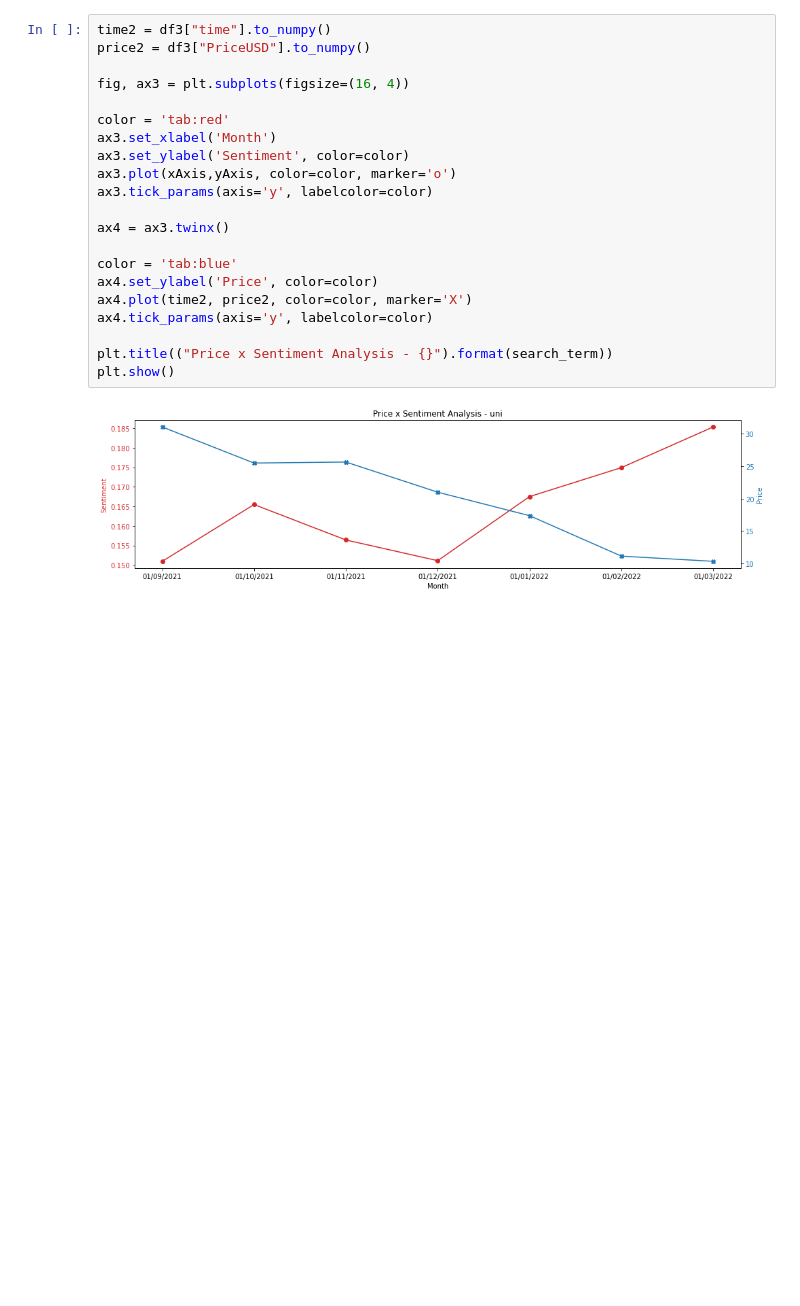
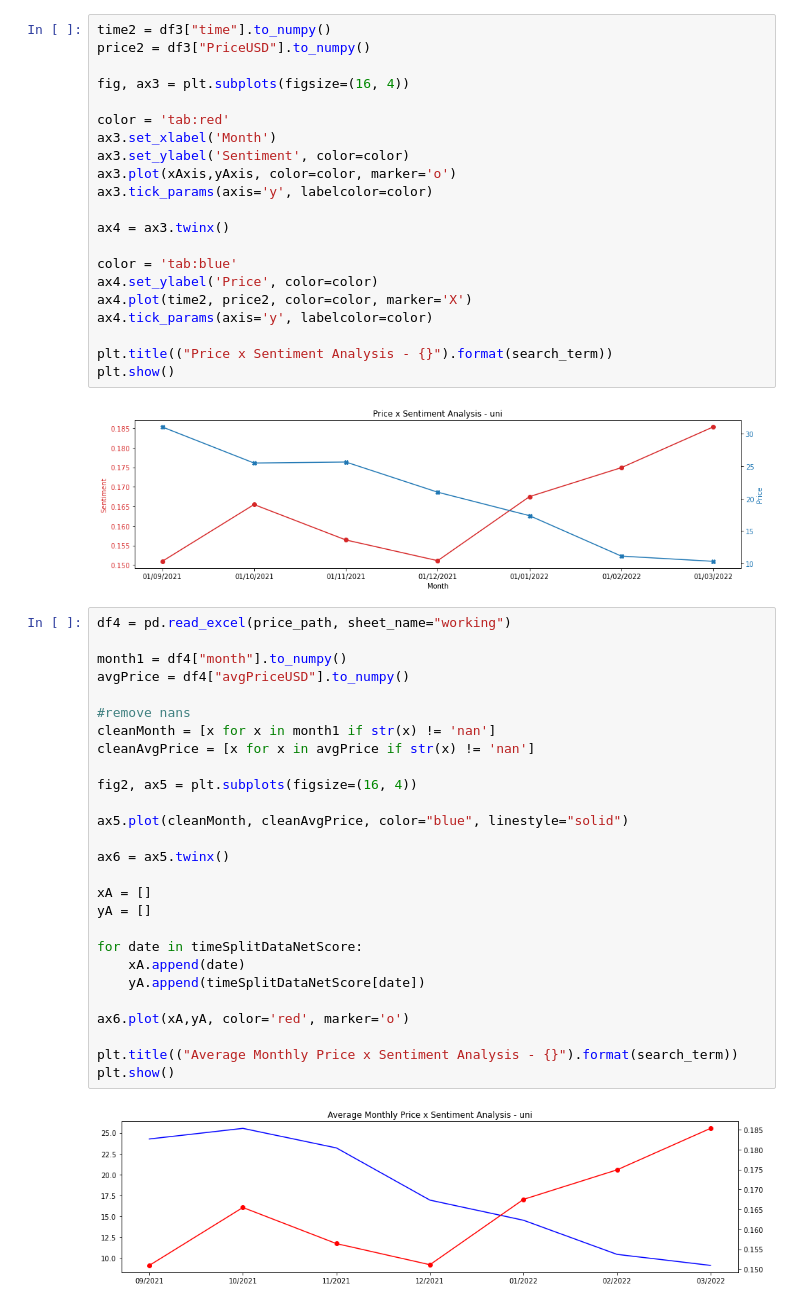
Before and after one commit to RodentOfUnusualSizee/IS434-Social-Analytics-Crypto, a Jupyter notebook: Twitter/main.ipynb, the cells around one changed output. Saved outputs shown, nothing was run; the diff lists cells and outputs as text; blank space fills up the shorter version.

Commit message:
Update to add average monthly price change graph

```diff
--- a/Twitter/main.ipynb
+++ b/Twitter/main.ipynb
@@ -164,3 +164,32 @@ plt.title(("Price x Sentiment Analysis - {}").format(search_term))
 plt.show()
 # %% [output]
 [figure]
+# %%
+df4 = pd.read_excel(price_path, sheet_name="working")
+
+month1 = df4["month"].to_numpy()
+avgPrice = df4["avgPriceUSD"].to_numpy()
+
+#remove nans
+cleanMonth = [x for x in month1 if str(x) != 'nan']
+cleanAvgPrice = [x for x in avgPrice if str(x) != 'nan']
+
+fig2, ax5 = plt.subplots(figsize=(16, 4))
+
+ax5.plot(cleanMonth, cleanAvgPrice, color="blue", linestyle="solid")
+
+ax6 = ax5.twinx()
+
+xA = []
+yA = []
+
+for date in timeSplitDataNetScore:
+    xA.append(date)
+    yA.append(timeSplitDataNetScore[date])
+
+ax6.plot(xA,yA, color='red', marker='o')
+
+plt.title(("Average Monthly Price x Sentiment Analysis - {}").format(search_term))
+plt.show()
+# %% [output]
+[figure, added]
```
Also changed, not shown: 1 other file.
